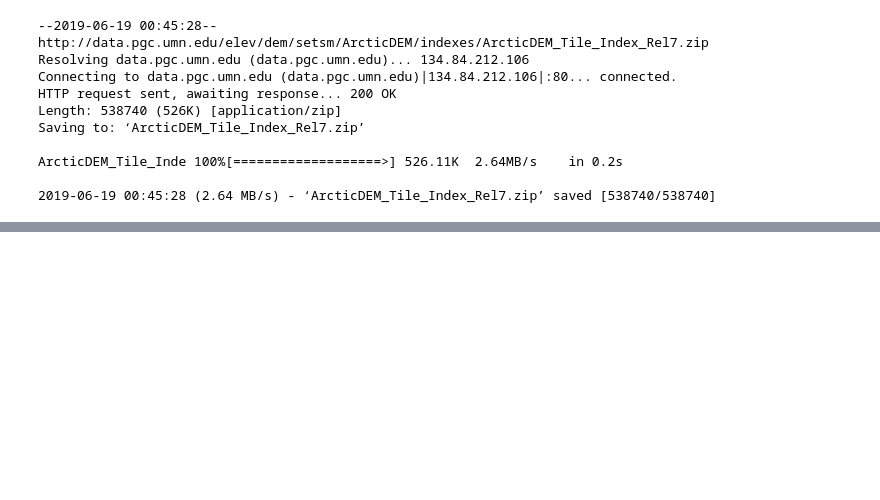
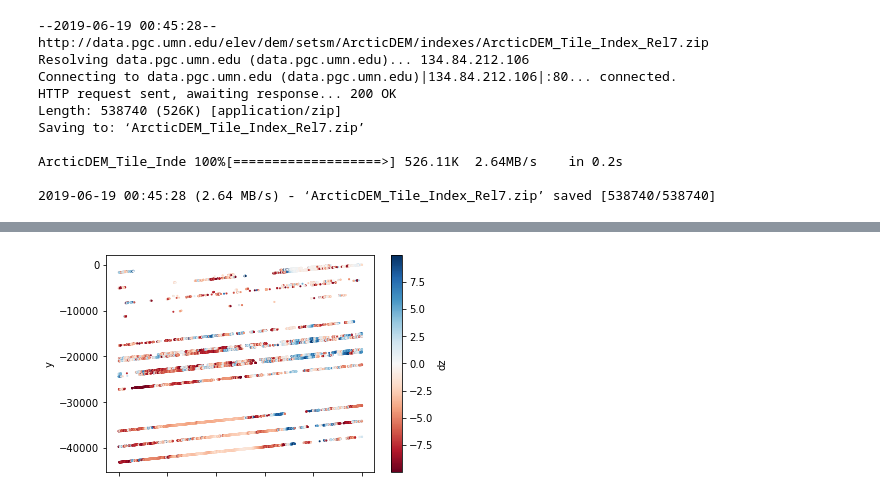
Before and after one commit to ICESAT-2HackWeek/glaciersat2, a Jupyter notebook: ArcticDEM_comparison.ipynb, the cells around one changed output, grey strips where cells are left out. Cells and saved outputs as stored; diff of their text form; code cells hidden in the pictures; blank space fills up the shorter version.

```diff
--- a/ArcticDEM_comparison.ipynb
+++ b/ArcticDEM_comparison.ipynb
@@ -163,0 +170,13 @@ poly_dict, attrs_dict = read_DEM_index('/home/jovyan/glaciersat2/arcticDEM/')
+# %%
+# this finds the correct tile index in the Arctic DEM shapefile
+
+import shapefile
+from shapely.geometry import Polygon, MultiPoint
+
+poly_dict, attrs_dict = read_DEM_index('/home/jovyan/glaciersat2/arcticDEM/ArcticDEM_Tile_Index_Rel7.zip', HEM='N')
+
+for key in attrs_dict.keys():
+    if attrs_dict[key]['name']=='40_06_1_2_2m_v3.0':
+        tile_key = key
+        dem_bbox = poly_dict[tile_key]
+        break
@@ -163,0 +416,14 @@ poly_dict, attrs_dict = read_DEM_index('/home/jovyan/glaciersat2/arcticDEM/')
+# %%
+import pandas as pd
+import geopandas as gpd
+
+dz_df = pd.DataFrame()
+dz_df['x'] = x_ps
+dz_df['y'] = y_ps
+dz_df['dz'] = dz
+dz_df['good'] = good
+
+dz_df.plot(x='x', y='y', kind='scatter', c='dz', s=1, cmap='RdBu')
+good_bool = (good>0.5)
+# %% [output]
+[figure, added]
```
Also changed, not shown: parts of 15 cells of this notebook.
